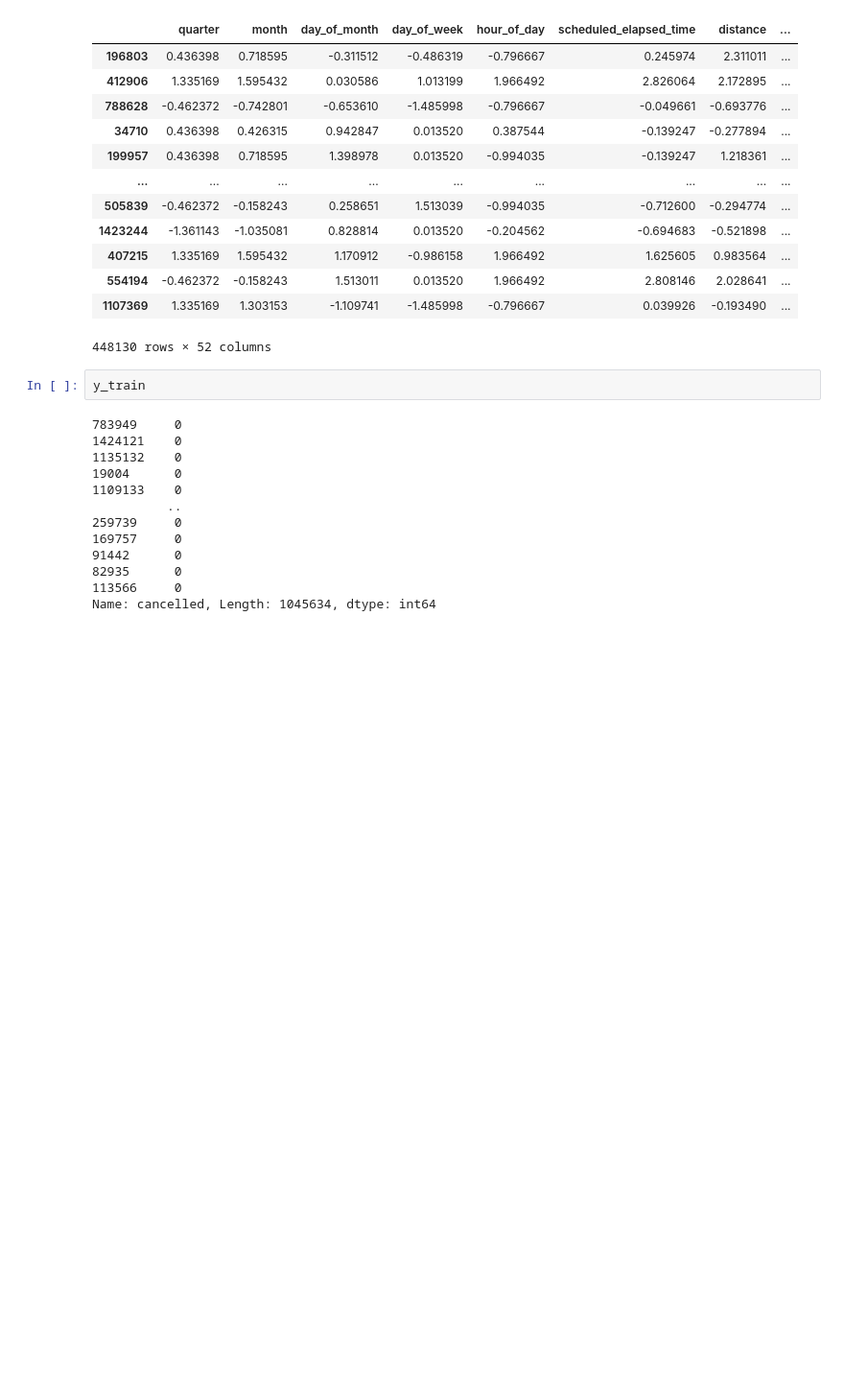
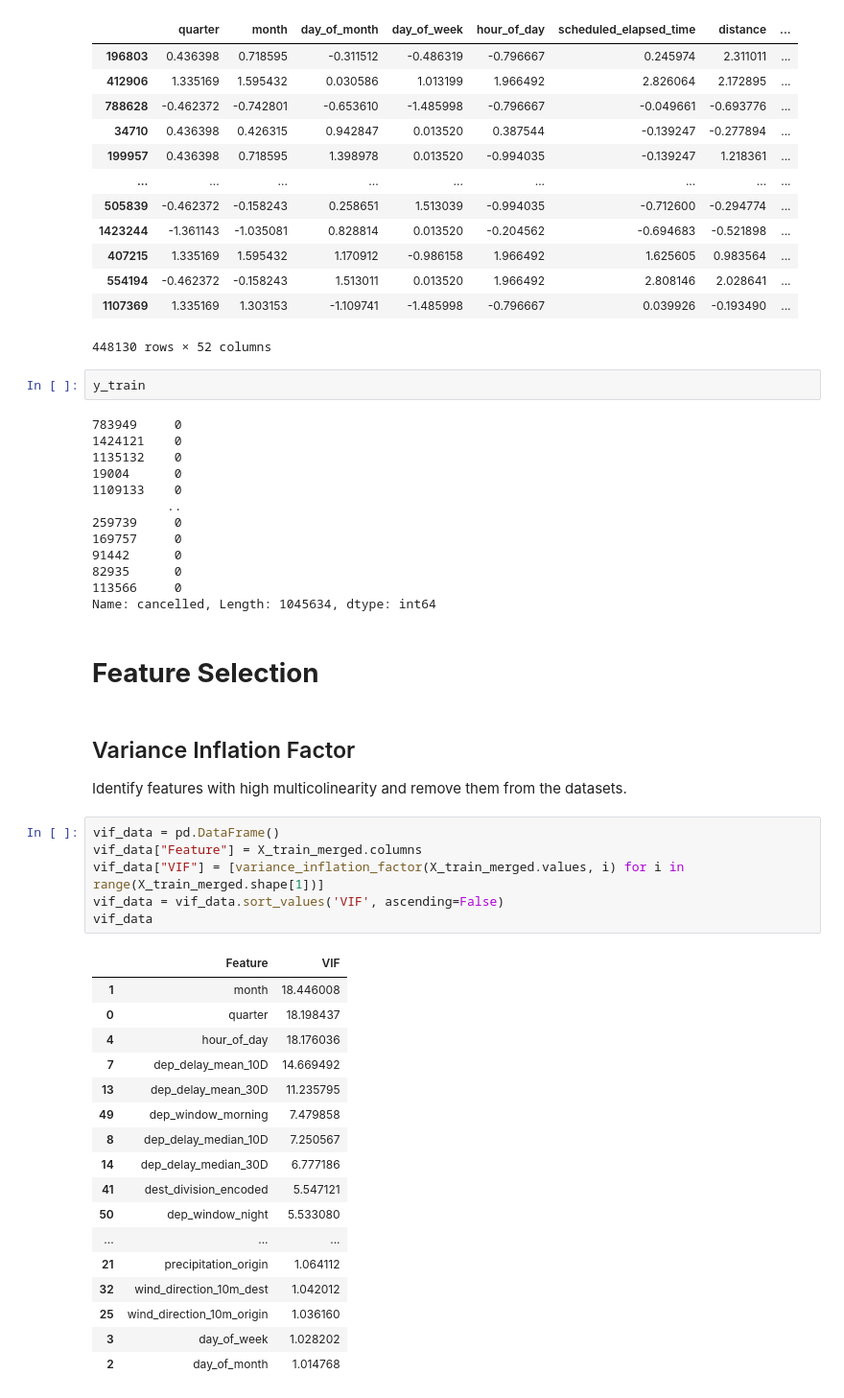
Before and after one commit to dezertdweller/flight-cancellations, a Jupyter notebook: notebooks/preprocessing.ipynb, the cells around one changed output. Shown at 96% size. Drawn from its saved outputs; the diff is of its cells as text; blank space fills up the shorter version.

Commit message:
Moved VIF feature selection to preprocessing stage.

```diff
--- a/notebooks/preprocessing.ipynb
+++ b/notebooks/preprocessing.ipynb
@@ -670,3 +662,32 @@ y_train
 82935      0
 113566     0
 Name: cancelled, Length: 1045634, dtype: int64
+# %% [markdown]
+# **Feature Selection**
+# %% [markdown]
+## Variance Inflation Factor
+Identify features with high multicolinearity and remove them from the datasets.
+# %%
+vif_data = pd.DataFrame()
+vif_data["Feature"] = X_train_merged.columns
+vif_data["VIF"] = [variance_inflation_factor(X_train_merged.values, i) for i in range(X_train_merged.shape[1])]
+vif_data = vif_data.sort_values('VIF', ascending=False)
+vif_data
+# %% [output]
+|  | Feature | VIF |
+| 1 | month | 18.446008 |
+| 0 | quarter | 18.198437 |
+| 4 | hour_of_day | 18.176036 |
+| 7 | dep_delay_mean_10D | 14.669492 |
+| 13 | dep_delay_mean_30D | 11.235795 |
+| 49 | dep_window_morning | 7.479858 |
+| 8 | dep_delay_median_10D | 7.250567 |
+| 14 | dep_delay_median_30D | 6.777186 |
+| 41 | dest_division_encoded | 5.547121 |
+| 50 | dep_window_night | 5.533080 |
+| ... | ... | ... |
+| 21 | precipitation_origin | 1.064112 |
+| 32 | wind_direction_10m_dest | 1.042012 |
+| 25 | wind_direction_10m_origin | 1.036160 |
+| 3 | day_of_week | 1.028202 |
+| 2 | day_of_month | 1.014768 |
```
Also changed, not shown: parts of 15 cells of this notebook.
